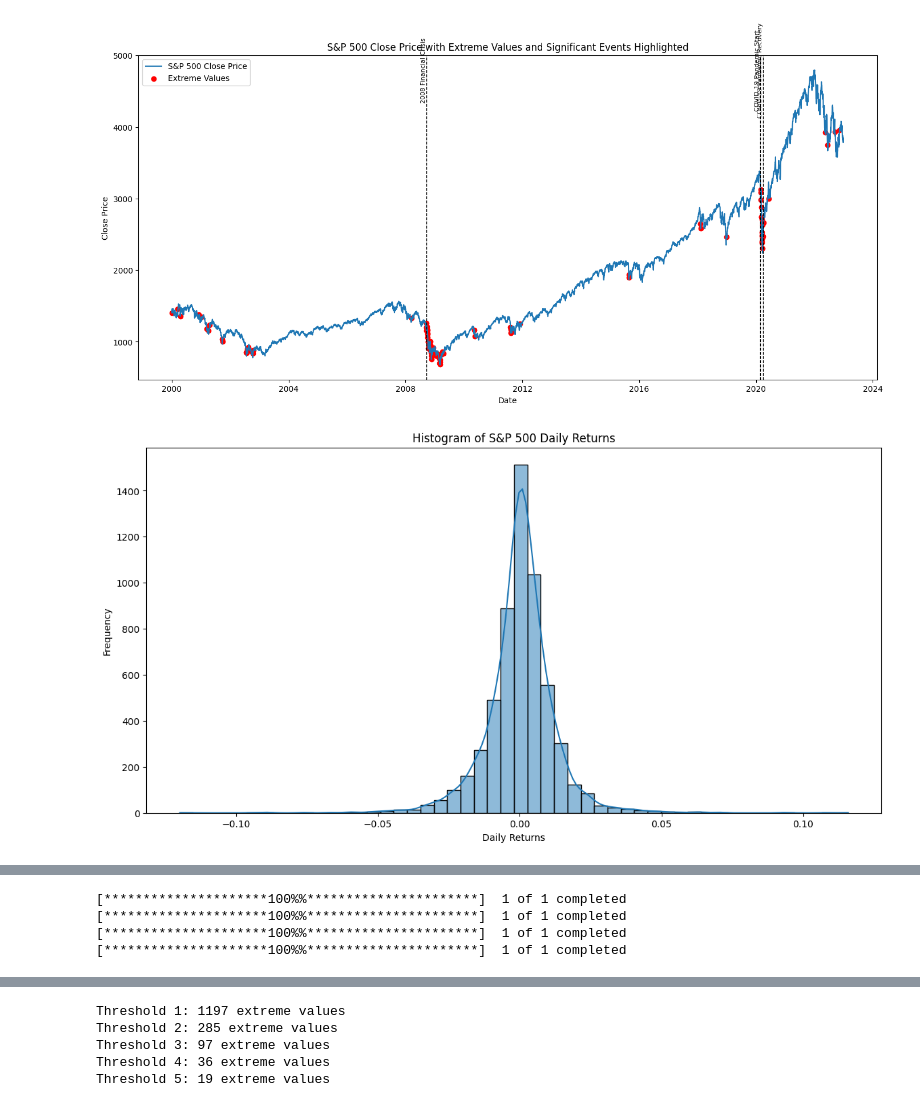
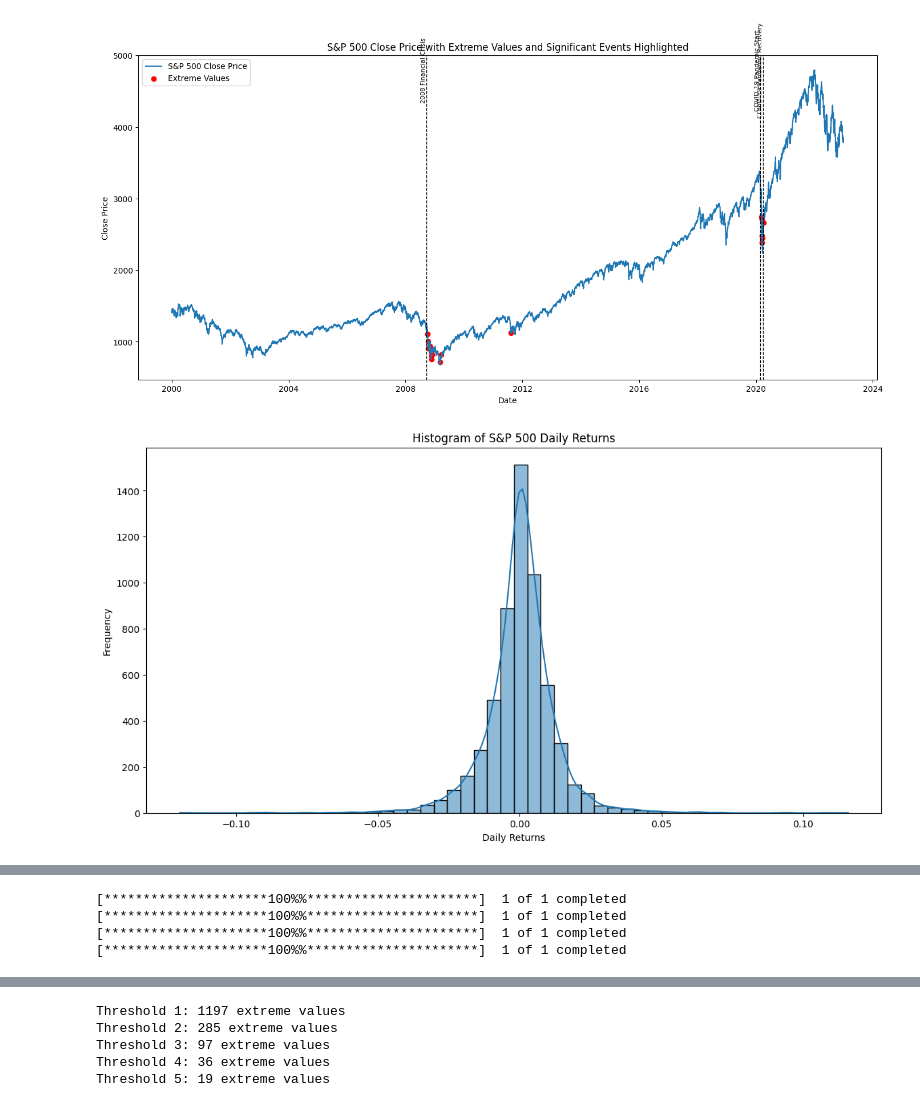
Before and after one commit to alikazemi8/Computer-Tools-Project, a Jupyter notebook: Trend analysis.ipynb, the cells around one changed output, grey strips where cells are left out. Cells and saved outputs as stored; diff of their text form; code cells hidden in the pictures.

```diff
--- a/Trend analysis.ipynb
+++ b/Trend analysis.ipynb
@@ -336,7 +443,7 @@ plt.figure(figsize=(14, 7))
 plt.plot(sp500_data.index, sp500_data['Close'], label='S&P 500 Close Price')
 
 # Highlighting the extreme values
-extreme_values = sp500_data['Z-Score'].abs() > 3
+extreme_values = sp500_data['Z-Score'].abs() > 5
 plt.scatter(sp500_data.index[extreme_values], sp500_data['Close'][extreme_values], color='red', label='Extreme Values')
 
 # Annotating significant market events
@@ -422,35 +529,35 @@ for asset, data in historical_data.items():
 plt.title('Rolling Volatility Comparison')
 plt.xlabel('Date')
 plt.ylabel('30-Day Rolling Volatility')
 plt.legend()
 plt.tight_layout()
 plt.show()
 
 # Define volatility ranges
 volatility_ranges = {
     '0-0.02': (0, 0.02),
     '0.02-0.04': (0.02, 0.04),
     '0.04-0.06': (0.04, 0.06),
     '0.06+': (0.06, float('inf'))
 }
 
 # Calculate and print the percentages for each volatility range for each asset
 all_data = list(historical_data.items()) + [('USD', usd_data)]
 for asset, data in all_data:
     print(f"\n{asset} Volatility Ranges:")
     vol_data = data[f'{asset}_Rolling_Volatility'].dropna()
     for label, (low, high) in volatility_ranges.items():
         percentage = ((vol_data >= low) & (vol_data < high)).sum() / len(vol_data) * 100
         print(f"{label}: {percentage:.2f}%")
 
-# Do the same for S&P 500
+# same for S&P 500
 print("\nS&P 500 Volatility Ranges:")
 sp500_vol_data = sp500_data['SP500_Rolling_Volatility'].dropna()
 for label, (low, high) in volatility_ranges.items():
     percentage = ((sp500_vol_data >= low) & (sp500_vol_data < high)).sum() / len(sp500_vol_data) * 100
     print(f"{label}: {percentage:.2f}%")
 # %% [output]
-[figure, old version]
+[figure, new version]
 [figure]
 [figure]
 [*********************100%%**********************]  1 of 1 completed
```
Also changed, not shown: parts of 4 cells of this notebook.
